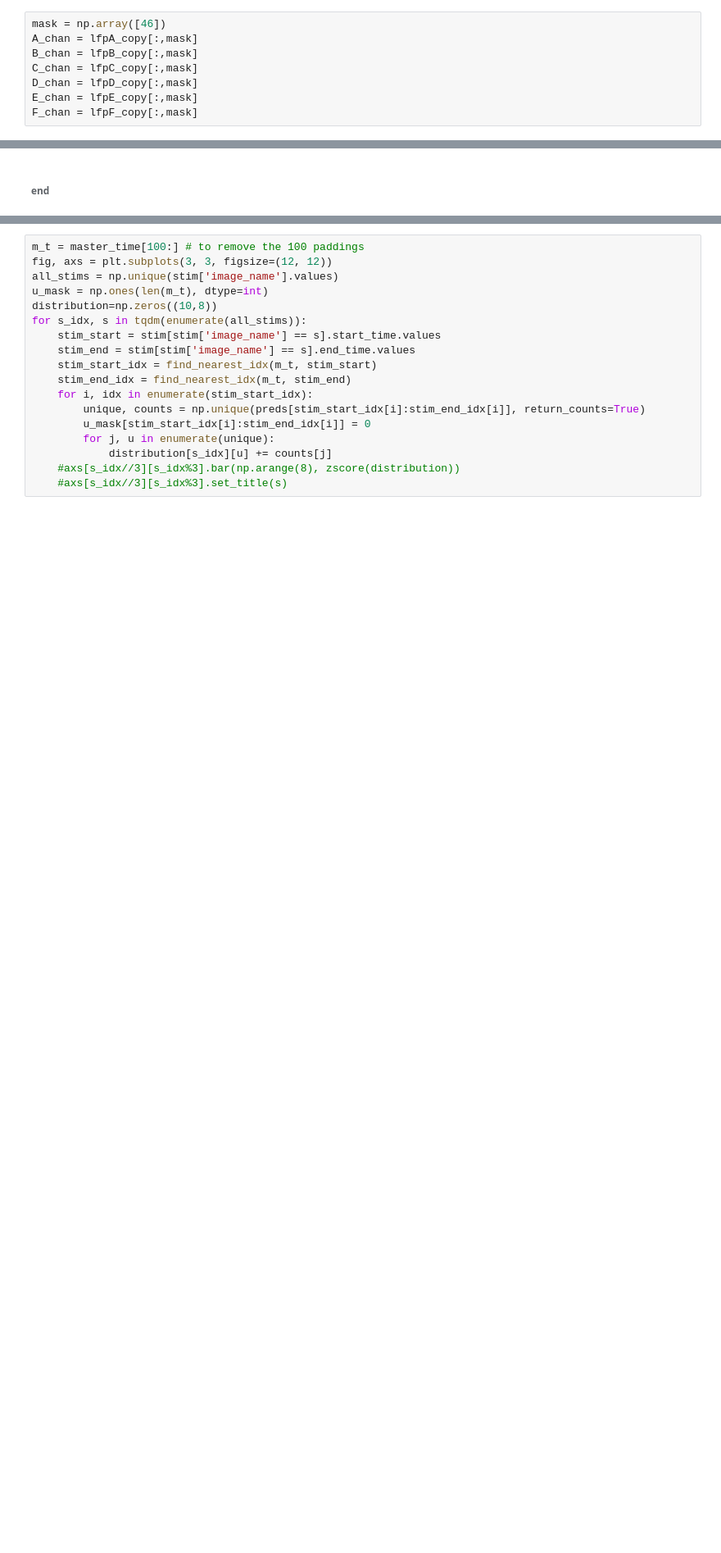
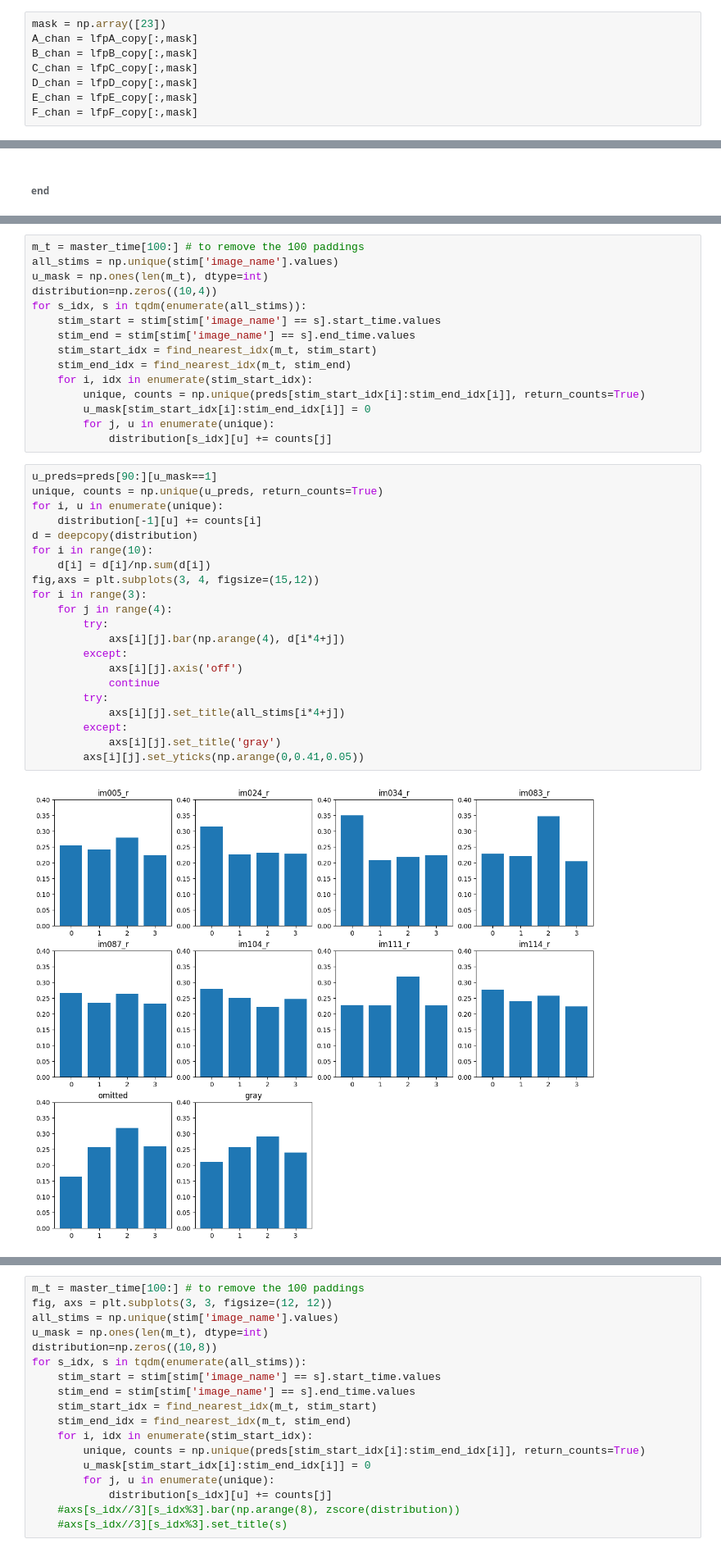
Before and after one commit to jerryjii/HMM, a Jupyter notebook: HMM_LFP.ipynb, the cells around one changed output, grey strips where cells are left out. Shown at 82% size. Cells and saved outputs as stored; diff of their text form; blank space fills up the shorter version.

```diff
--- a/HMM_LFP.ipynb
+++ b/HMM_LFP.ipynb
@@ -238,7 +240,7 @@ fig.colorbar(a)
 # %% [markdown]
 ##### sel and slice
 # %%
-mask = np.array([46])
+mask = np.array([23])
 A_chan = lfpA_copy[:,mask]
 B_chan = lfpB_copy[:,mask]
 C_chan = lfpC_copy[:,mask]
@@ -339,0 +336,38 @@ preds = model.predict(bands_z_0.T)
+# %%
+m_t = master_time[100:] # to remove the 100 paddings
+all_stims = np.unique(stim['image_name'].values)
+u_mask = np.ones(len(m_t), dtype=int)
+distribution=np.zeros((10,4))
+for s_idx, s in tqdm(enumerate(all_stims)):
+    stim_start = stim[stim['image_name'] == s].start_time.values
+    stim_end = stim[stim['image_name'] == s].end_time.values
+    stim_start_idx = find_nearest_idx(m_t, stim_start)
+    stim_end_idx = find_nearest_idx(m_t, stim_end)
+    for i, idx in enumerate(stim_start_idx):
+        unique, counts = np.unique(preds[stim_start_idx[i]:stim_end_idx[i]], return_counts=True)
+        u_mask[stim_start_idx[i]:stim_end_idx[i]] = 0
+        for j, u in enumerate(unique):
+            distribution[s_idx][u] += counts[j]
+# %%
+u_preds=preds[90:][u_mask==1]
+unique, counts = np.unique(u_preds, return_counts=True)
+for i, u in enumerate(unique):
+    distribution[-1][u] += counts[i]
+d = deepcopy(distribution)
+for i in range(10):
+    d[i] = d[i]/np.sum(d[i])
+fig,axs = plt.subplots(3, 4, figsize=(15,12))
+for i in range(3):
+    for j in range(4):
+        try:
+            axs[i][j].bar(np.arange(4), d[i*4+j])
+        except:
+            axs[i][j].axis('off')
+            continue
+        try:
+            axs[i][j].set_title(all_stims[i*4+j])
+        except:
+            axs[i][j].set_title('gray')
+        axs[i][j].set_yticks(np.arange(0,0.41,0.05))
+# %% [output]
+[figure, added]
```
Also changed, not shown: parts of 60 cells of this notebook.
